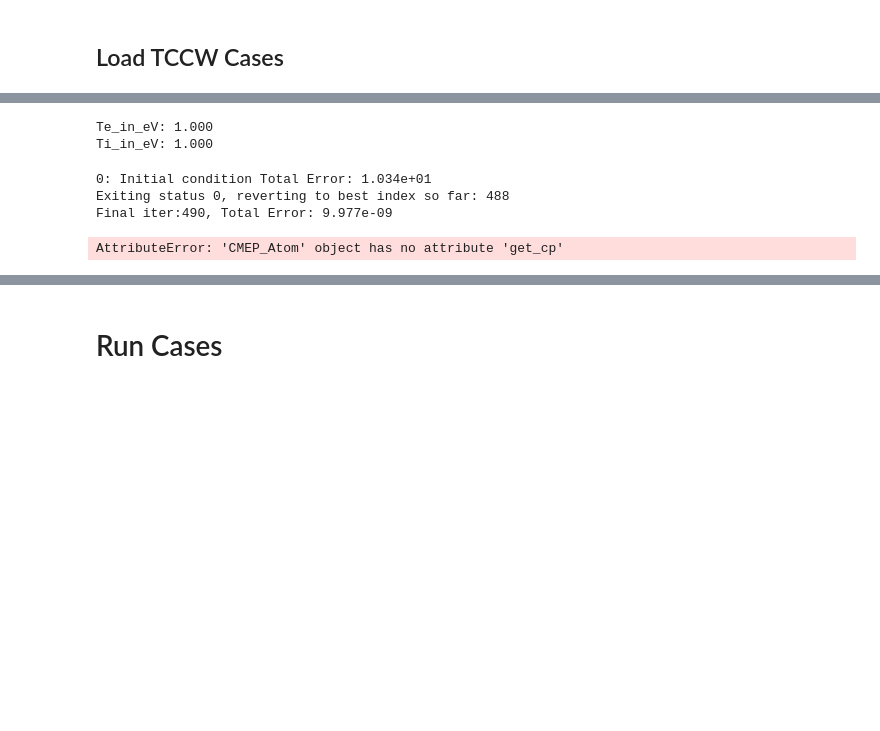
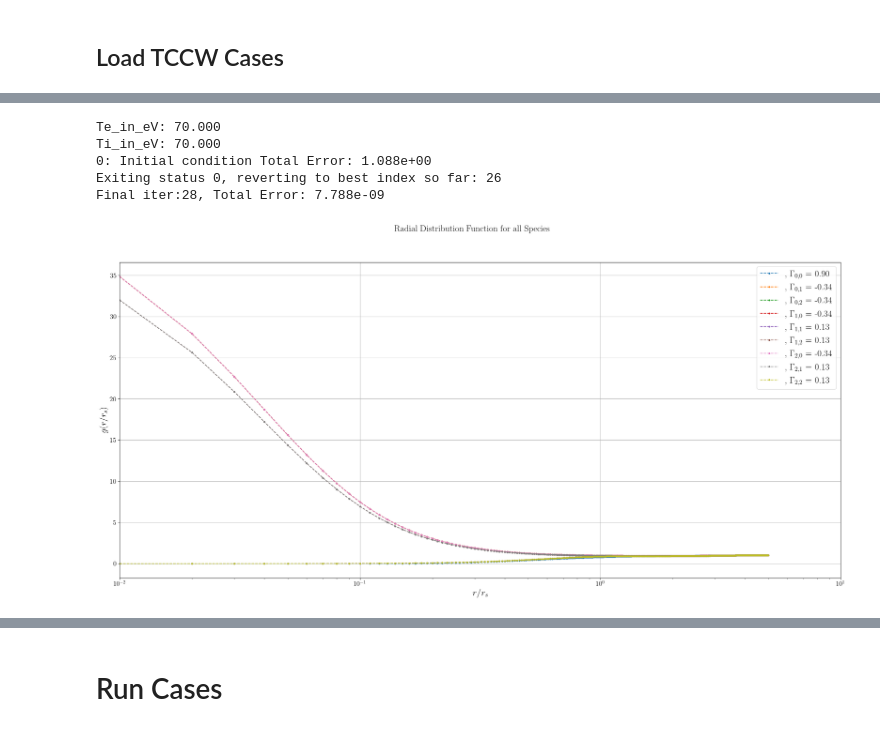
Before and after one commit to ZachAJohnson/hnc, a Jupyter notebook: CMEP_TCCW.ipynb, the cells around one changed output, grey strips where cells are left out. Cells and saved outputs as stored; diff of their text form; code cells hidden in the pictures; blank space fills up the shorter version.

```diff
--- a/CMEP_TCCW.ipynb
+++ b/CMEP_TCCW.ipynb
@@ -83 +84,8 @@ Te = 1.160e+04 K, ρ = 2.721e+00 [g/cc]
 P  = 1.830e+05 [bar] = 6.220e-04 [AU]
+# %%
+atom_2e = Two_Electron_Plasma(Z, A, ni_cc, Ti_eV, Te_eV, Zbar=Zbar,
+             βu_options = {'add_bridge':False,'bridge':'yukawa', 'pseudopotential':False},
+             qsp_options= {'r_c':0.0,'which_Tij':'thermal'},
+             hnc_options= {'kappa_multiscale':10, 'R_max':5,'N_bins':500,'oz_method':'svt'},
+             hnc_solve_options={'alpha_Picard':0.5})
+atom_2e.run_hnc()
@@ -84,20 +100,21 @@ P  = 1.830e+05 [bar] = 6.220e-04 [AU]
 # %%
 atom = CMEP_Atom(Z, A, ni_cc, Ti_eV, Te_eV, Zbar=Zbar,
-                 βu_options = {'add_bridge':True},
-                 qsp_options={'r_c':r_c},
+                 βu_options = {'add_bridge':True,'bridge':'yukawa', 'pseudopotential':False},
+                 qsp_options={'r_c':0},
                  hnc_options={'kappa_multiscale':10, 'R_max':10,'N_bins':1000},
                  hnc_solve_options={'alpha_Picard':0.5})
+atom.run_hnc()
+# atom.get_cp()
 # %% [output]
-Te_in_eV: 1.000
-Ti_in_eV: 1.000
+Te_in_eV: 70.000
+Ti_in_eV: 70.000
+0: Initial condition Total Error: 1.088e+00
+Exiting status 0, reverting to best index so far: 26
+Final iter:28, Total Error: 7.788e-09
-# %%
-atom.run_hnc()
-# atom.get_cp()
-# %% [output]
-0: Initial condition Total Error: 1.034e+01
-Exiting status 0, reverting to best index so far: 488
-Final iter:490, Total Error: 9.977e-09
-AttributeError: 'CMEP_Atom' object has no attribute 'get_cp'
+# %%
+atom_2e.hnc.plot_g_all_species()
+# %% [output]
+[figure, added]
 # %%
 atom.hnc.plot_g_all_species()
 # %% [output]
```
Also changed, not shown: parts of 5 cells of this notebook, 6 other files.
